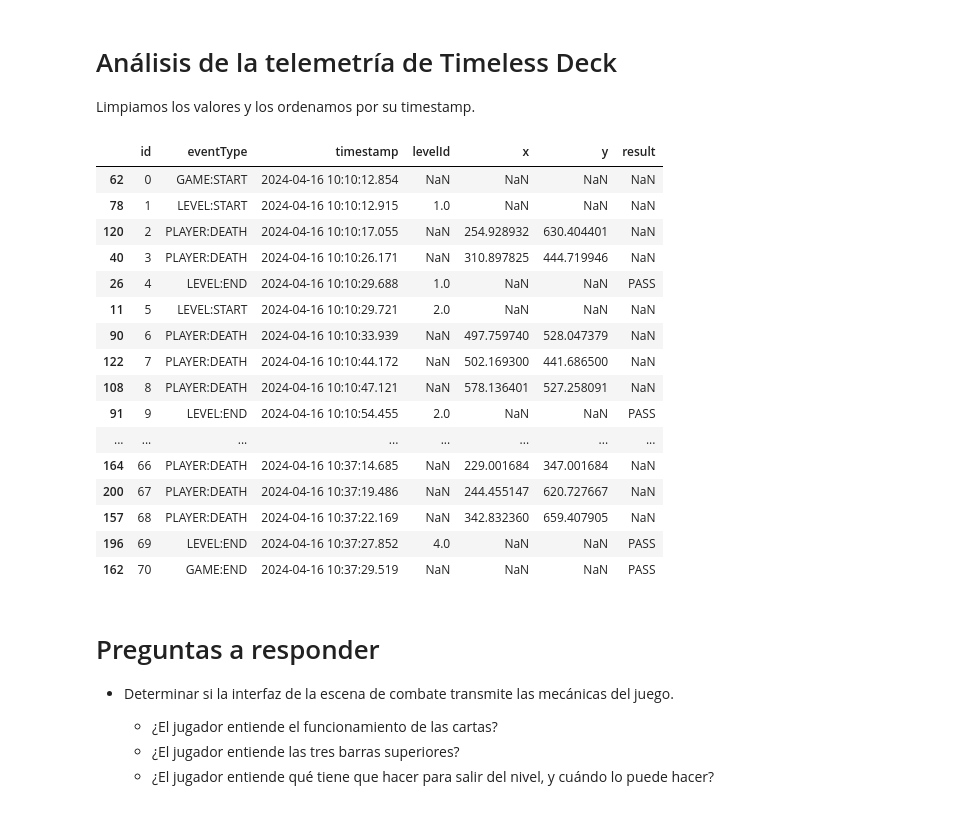
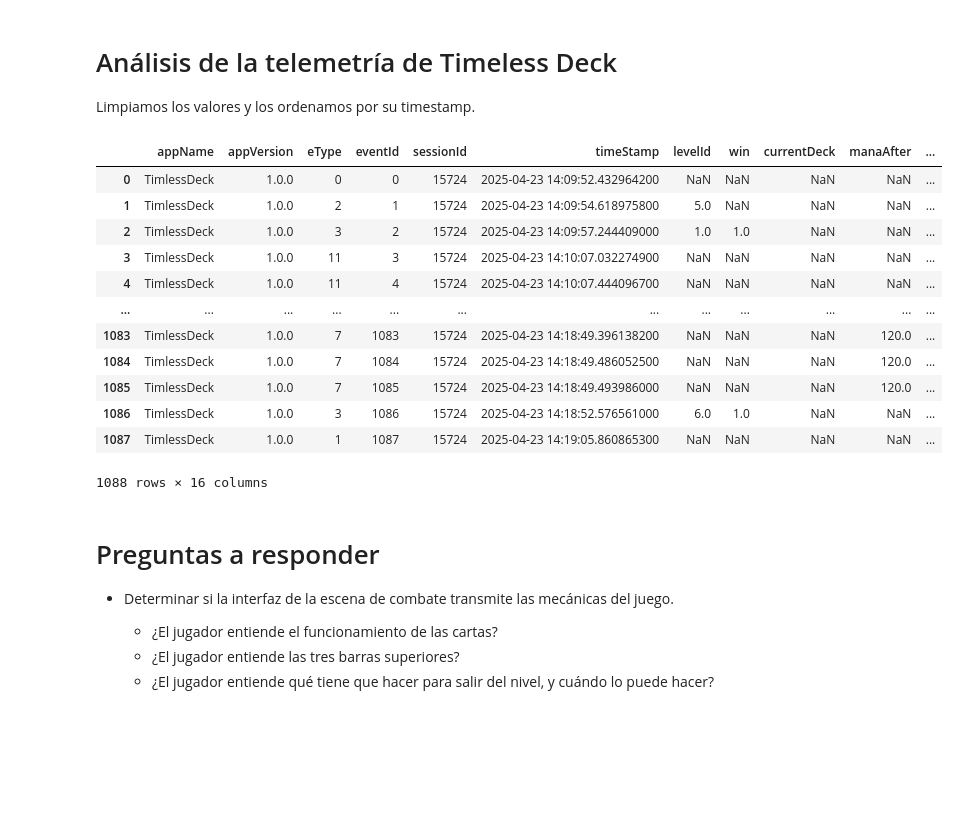
Before and after one commit to UAJ-nullptr/TimelessDeck_UAJ, a Jupyter notebook: Análisis/analisis.ipynb, the cells around one changed output. Cells and saved outputs as stored; diff of their text form; code cells hidden in the pictures; blank space fills up the shorter version.

```diff
--- a/Análisis/analisis.ipynb
+++ b/Análisis/analisis.ipynb
@@ -5,35 +5,32 @@ Limpiamos los valores y los ordenamos por su timestamp.
 # %%
 from loader import Loader
 import numpy as np
 import pandas as pd
+
 # Carga de archivos
 
-loader = Loader("telemetry.json", False)
+loader = Loader("TimlessDeck-15724-1745417392410329000.json", False)
 
 dataSorted = loader.data
 
-dataSorted = dataSorted.sort_values("timestamp")
+dataSorted = dataSorted.sort_values("timeStamp")
 # Display all rows of the DataFrame
-pd.set_option("display.max_rows", None)
+
 display(dataSorted)
 # %% [output]
-|  | id | eventType | timestamp | levelId | x | y | result |
-| 62 | 0 | GAME:START | 2024-04-16 10:10:12.854 | NaN | NaN | NaN | NaN |
-| 78 | 1 | LEVEL:START | 2024-04-16 10:10:12.915 | 1.0 | NaN | NaN | NaN |
-| 120 | 2 | PLAYER:DEATH | 2024-04-16 10:10:17.055 | NaN | 254.928932 | 630.404401 | NaN |
-| 40 | 3 | PLAYER:DEATH | 2024-04-16 10:10:26.171 | NaN | 310.897825 | 444.719946 | NaN |
-| 26 | 4 | LEVEL:END | 2024-04-16 10:10:29.688 | 1.0 | NaN | NaN | PASS |
-| 11 | 5 | LEVEL:START | 2024-04-16 10:10:29.721 | 2.0 | NaN | NaN | NaN |
-| 90 | 6 | PLAYER:DEATH | 2024-04-16 10:10:33.939 | NaN | 497.759740 | 528.047379 | NaN |
-| 122 | 7 | PLAYER:DEATH | 2024-04-16 10:10:44.172 | NaN | 502.169300 | 441.686500 | NaN |
-| 108 | 8 | PLAYER:DEATH | 2024-04-16 10:10:47.121 | NaN | 578.136401 | 527.258091 | NaN |
-| 91 | 9 | LEVEL:END | 2024-04-16 10:10:54.455 | 2.0 | NaN | NaN | PASS |
-| ... | ... | ... | ... | ... | ... | ... | ... |
-| 164 | 66 | PLAYER:DEATH | 2024-04-16 10:37:14.685 | NaN | 229.001684 | 347.001684 | NaN |
-| 200 | 67 | PLAYER:DEATH | 2024-04-16 10:37:19.486 | NaN | 244.455147 | 620.727667 | NaN |
-| 157 | 68 | PLAYER:DEATH | 2024-04-16 10:37:22.169 | NaN | 342.832360 | 659.407905 | NaN |
-| 196 | 69 | LEVEL:END | 2024-04-16 10:37:27.852 | 4.0 | NaN | NaN | PASS |
-| 162 | 70 | GAME:END | 2024-04-16 10:37:29.519 | NaN | NaN | NaN | PASS |
+|  | appName | appVersion | eType | eventId | sessionId | timeStamp | levelId | win | currentDeck | manaAfter | ... |
+| 0 | TimlessDeck | 1.0.0 | 0 | 0 | 15724 | 2025-04-23 14:09:52.432964200 | NaN | NaN | NaN | NaN | ... |
+| 1 | TimlessDeck | 1.0.0 | 2 | 1 | 15724 | 2025-04-23 14:09:54.618975800 | 5.0 | NaN | NaN | NaN | ... |
+| 2 | TimlessDeck | 1.0.0 | 3 | 2 | 15724 | 2025-04-23 14:09:57.244409000 | 1.0 | 1.0 | NaN | NaN | ... |
+| 3 | TimlessDeck | 1.0.0 | 11 | 3 | 15724 | 2025-04-23 14:10:07.032274900 | NaN | NaN | NaN | NaN | ... |
+| 4 | TimlessDeck | 1.0.0 | 11 | 4 | 15724 | 2025-04-23 14:10:07.444096700 | NaN | NaN | NaN | NaN | ... |
+| ... | ... | ... | ... | ... | ... | ... | ... | ... | ... | ... | ... |
+| 1083 | TimlessDeck | 1.0.0 | 7 | 1083 | 15724 | 2025-04-23 14:18:49.396138200 | NaN | NaN | NaN | 120.0 | ... |
+| 1084 | TimlessDeck | 1.0.0 | 7 | 1084 | 15724 | 2025-04-23 14:18:49.486052500 | NaN | NaN | NaN | 120.0 | ... |
+| 1085 | TimlessDeck | 1.0.0 | 7 | 1085 | 15724 | 2025-04-23 14:18:49.493986000 | NaN | NaN | NaN | 120.0 | ... |
+| 1086 | TimlessDeck | 1.0.0 | 3 | 1086 | 15724 | 2025-04-23 14:18:52.576561000 | 6.0 | 1.0 | NaN | NaN | ... |
+| 1087 | TimlessDeck | 1.0.0 | 1 | 1087 | 15724 | 2025-04-23 14:19:05.860865300 | NaN | NaN | NaN | NaN | ... |
+1088 rows × 16 columns
 # %% [markdown]
 # Preguntas a responder
 + Determinar si la interfaz de la escena de combate transmite las mecánicas del juego.
```
Also changed, not shown: parts of 1 cell of this notebook, 6 other files.
